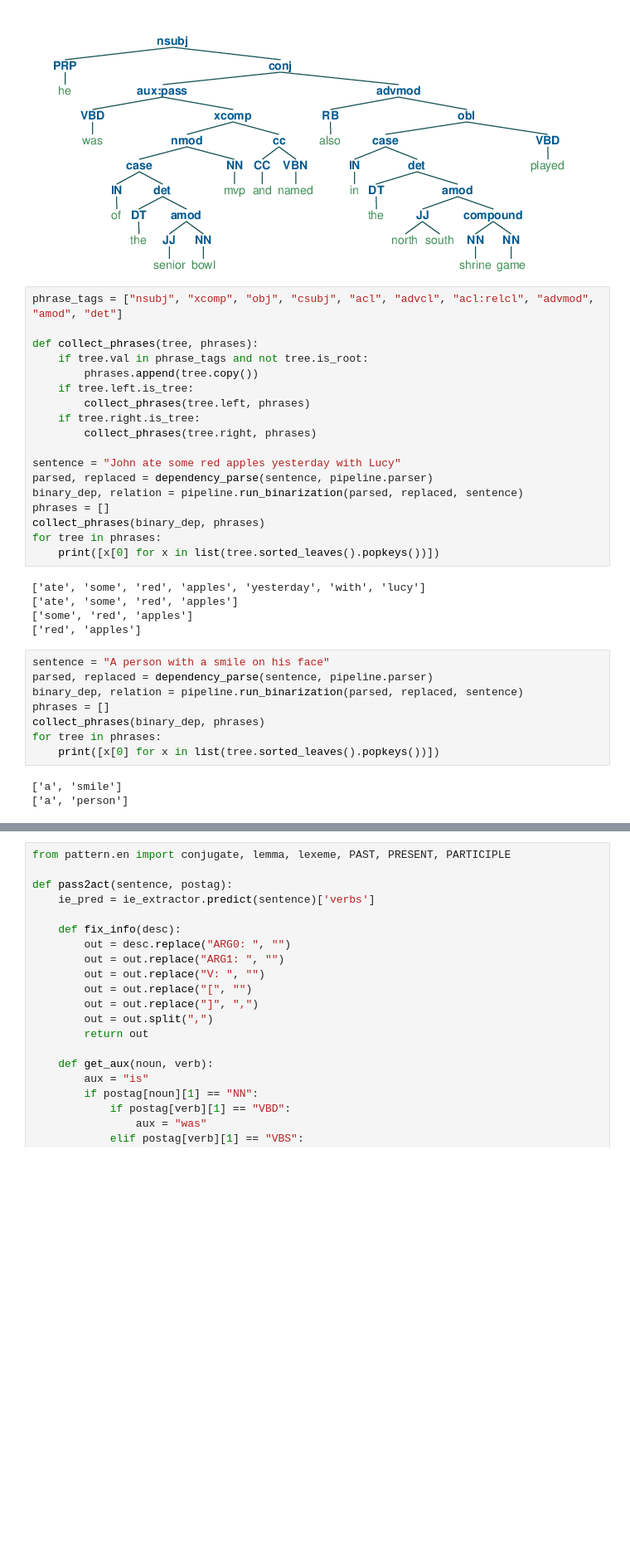
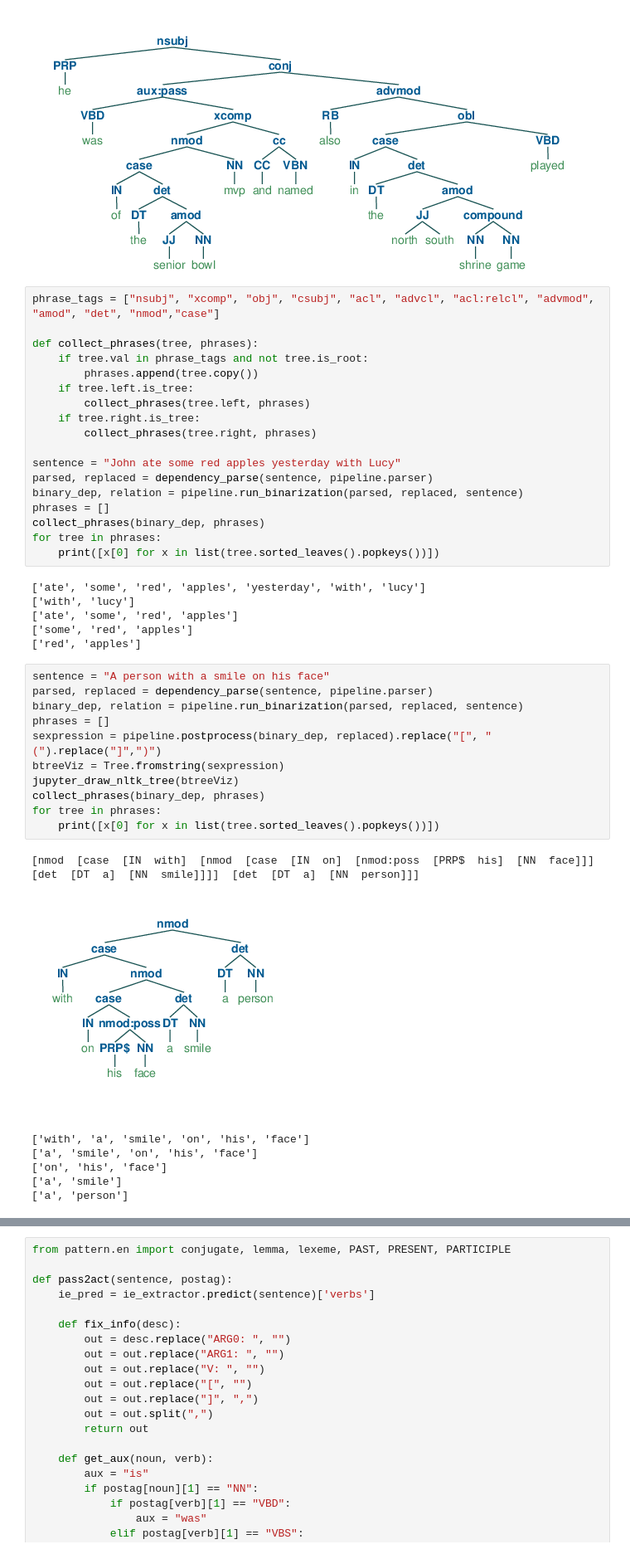
Before and after one commit to eric11eca/NeuralLog, a Jupyter notebook: src/syntactic_variation.ipynb, the cells around one changed output, grey strips where cells are left out. Shown: that part at 83% size. Drawn from its saved outputs; the diff is of its cells as text; blank space fills up the shorter version.

```diff
--- a/src/syntactic_variation.ipynb
+++ b/src/syntactic_variation.ipynb
@@ -69,7 +69,7 @@ jupyter_draw_nltk_tree(btreeViz)
 [nsubj  [PRP  he]  [conj  [aux:pass  [VBD  was]  [xcomp  [nmod  [case  [IN  of]  [det  [DT  the]  [amod  [JJ  senior]  [NN  bowl]]]]  [NN  mvp]]  [cc  [CC  and]  [VBN  named]]]]  [advmod  [RB  also]   ...
 [figure]
 # %%
-phrase_tags = ["nsubj", "xcomp", "obj", "csubj", "acl", "advcl", "acl:relcl", "advmod", "amod", "det"]
+phrase_tags = ["nsubj", "xcomp", "obj", "csubj", "acl", "advcl", "acl:relcl", "advmod", "amod", "det", "nmod","case"]
 
 def collect_phrases(tree, phrases):
     if tree.val in phrase_tags and not tree.is_root:
@@ -88,17 +88,26 @@ for tree in phrases:
     print([x[0] for x in list(tree.sorted_leaves().popkeys())])
 # %% [output]
 ['ate', 'some', 'red', 'apples', 'yesterday', 'with', 'lucy']
+['with', 'lucy']
 ['ate', 'some', 'red', 'apples']
 ['some', 'red', 'apples']
 ['red', 'apples']
 # %%
 sentence = "A person with a smile on his face"
 parsed, replaced = dependency_parse(sentence, pipeline.parser)
 binary_dep, relation = pipeline.run_binarization(parsed, replaced, sentence)
 phrases = []
+sexpression = pipeline.postprocess(binary_dep, replaced).replace("[", "(").replace("]",")")
+btreeViz = Tree.fromstring(sexpression)
+jupyter_draw_nltk_tree(btreeViz)
 collect_phrases(binary_dep, phrases)
 for tree in phrases:
     print([x[0] for x in list(tree.sorted_leaves().popkeys())])
 # %% [output]
-['a', 'smile']
-['a', 'person']
+[nmod  [case  [IN  with]  [nmod  [case  [IN  on]  [nmod:poss  [PRP$  his]  [NN  face]]]  [det  [DT  a]  [NN  smile]]]]  [det  [DT  a]  [NN  person]]]
+[figure, added]
+['with', 'a', 'smile', 'on', 'his', 'face']
+['a', 'smile', 'on', 'his', 'face']
+['on', 'his', 'face']
+['a', 'smile']
+['a', 'person']
```
Also changed, not shown: parts of 3 cells of this notebook, 6 other files.
